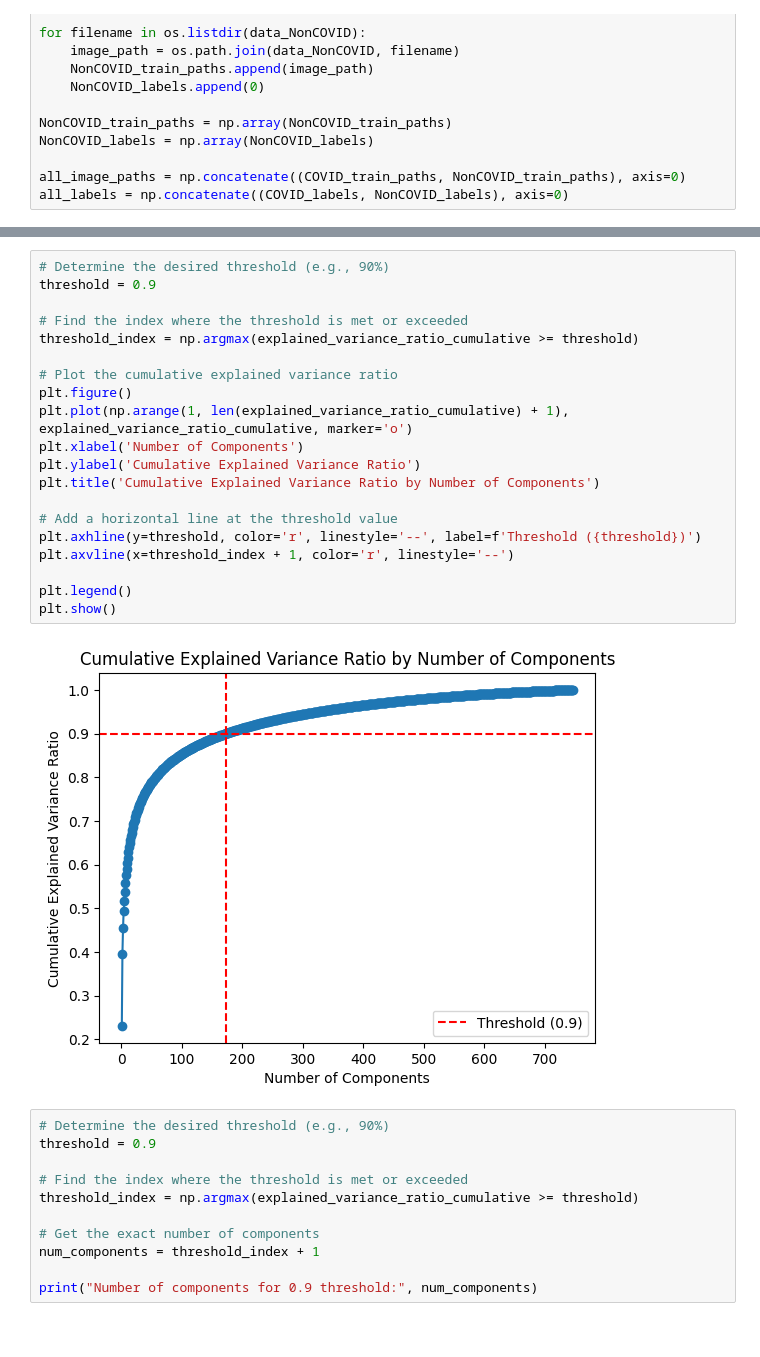
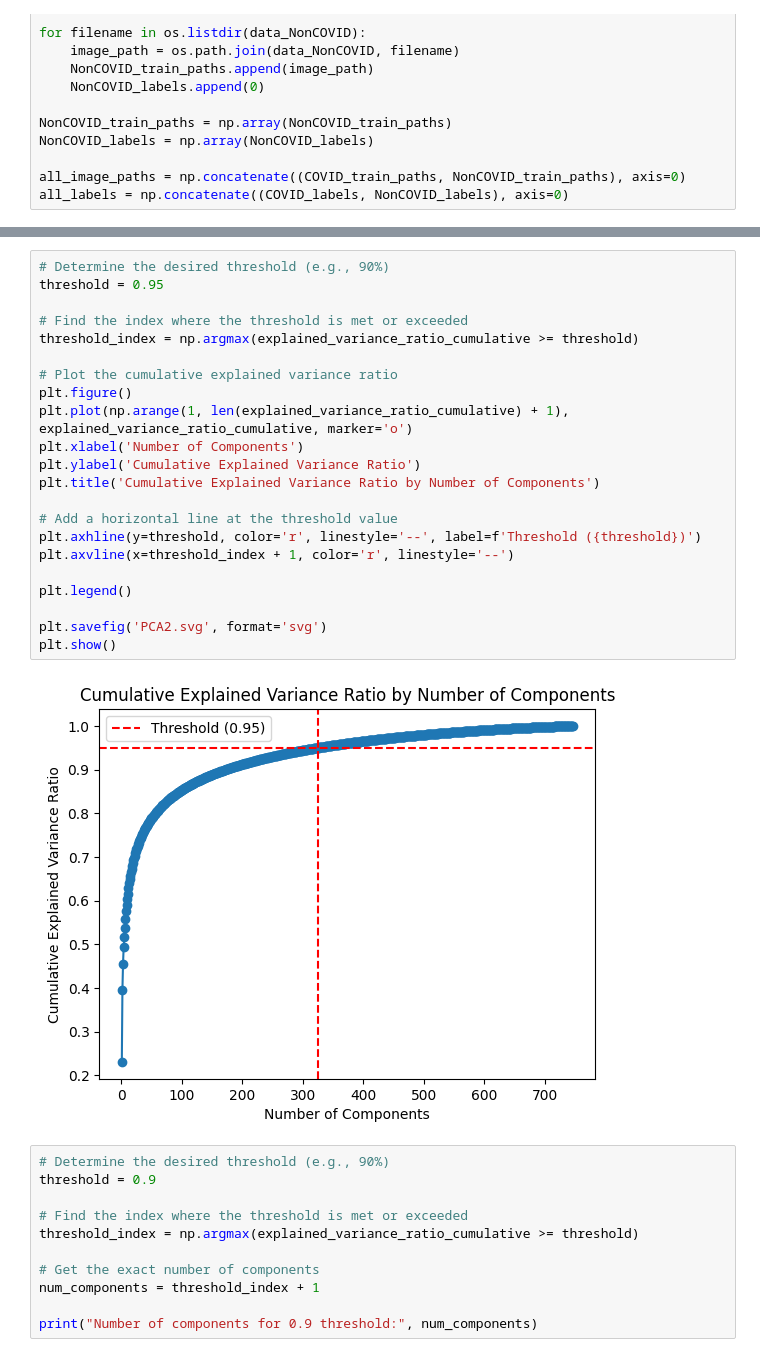
Before and after one commit to najdamikolaj00/COVID-19-CT-Classification, a Jupyter notebook: Classification_our_approach/pca_analysis.ipynb, the cells around one changed output, grey strips where cells are left out. Drawn from its saved outputs; the diff is of its cells as text.

```diff
--- a/Classification_our_approach/pca_analysis.ipynb
+++ b/Classification_our_approach/pca_analysis.ipynb
@@ -91,26 +73,28 @@ plt.show()
 [figure]
 # %%
 # Determine the desired threshold (e.g., 90%)
-threshold = 0.9
+threshold = 0.95
 
 # Find the index where the threshold is met or exceeded
 threshold_index = np.argmax(explained_variance_ratio_cumulative >= threshold)
 
 # Plot the cumulative explained variance ratio
 plt.figure()
 plt.plot(np.arange(1, len(explained_variance_ratio_cumulative) + 1), explained_variance_ratio_cumulative, marker='o')
 plt.xlabel('Number of Components')
 plt.ylabel('Cumulative Explained Variance Ratio')
 plt.title('Cumulative Explained Variance Ratio by Number of Components')
 
 # Add a horizontal line at the threshold value
 plt.axhline(y=threshold, color='r', linestyle='--', label=f'Threshold ({threshold})')
 plt.axvline(x=threshold_index + 1, color='r', linestyle='--')
 
 plt.legend()
+
+plt.savefig('PCA2.svg', format='svg')
 plt.show()
 # %% [output]
-[figure, old version]
+[figure, new version]
 # %%
 # Determine the desired threshold (e.g., 90%)
 threshold = 0.9
```
Also changed, not shown: parts of 4 cells of this notebook, 3 other files.
